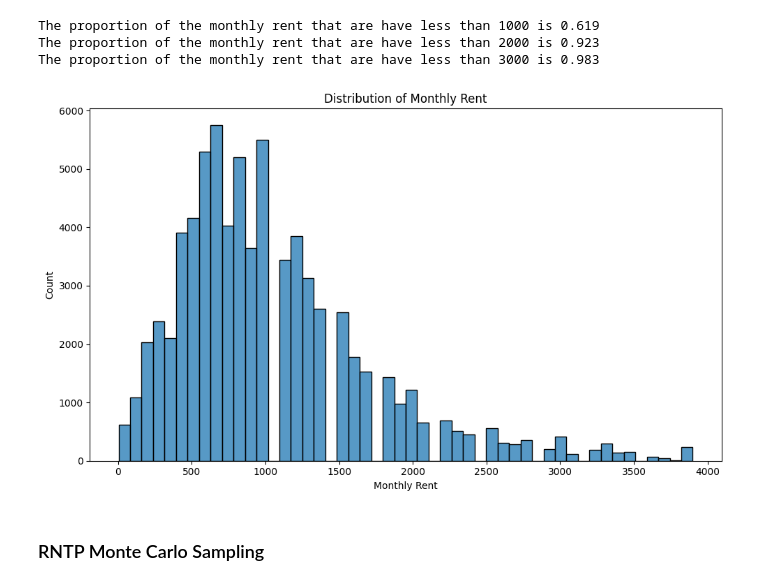
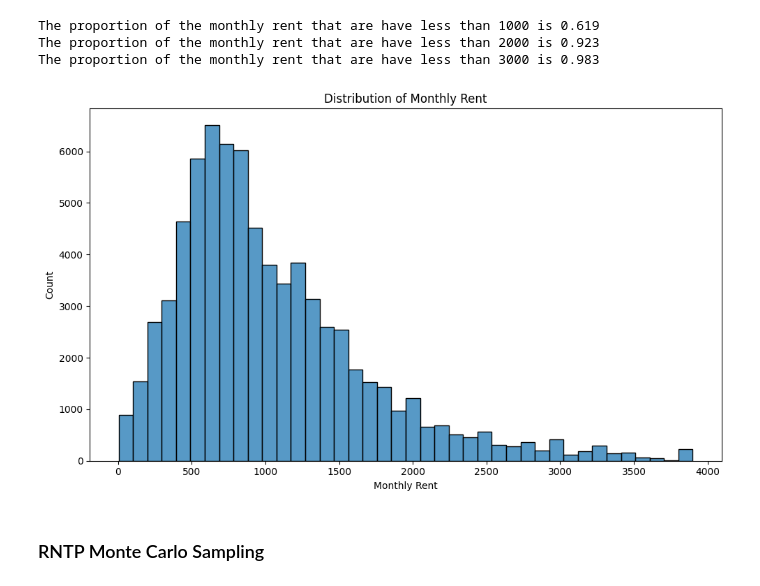
Before and after one commit to QihangStudio/acs-household-analysis, a Jupyter notebook: notebooks/eda.ipynb, the cells around one changed output. Drawn from its saved outputs; the diff is of its cells as text; code cells hidden in the pictures.

```diff
--- a/notebooks/eda.ipynb
+++ b/notebooks/eda.ipynb
@@ -236,14 +366,14 @@ The proportion of the monthly rent that are have less than 2000 is 0.923
 The proportion of the monthly rent that are have less than 3000 is 0.983
 # %%
 plt.figure(figsize=(10, 6))
-sb.histplot(rntp, bins=50)
+sns.histplot(rntp, bins=40)
 plt.title("Distribution of Monthly Rent")
 plt.xlabel("Monthly Rent")
 plt.ylabel("Count")
 plt.tight_layout()
 plt.show()
 # %% [output]
-[figure, old version]
+[figure, new version]
 # %% [markdown]
 ### RNTP Monte Carlo Sampling
 # %%
```
Also changed, not shown: parts of 21 cells of this notebook.
